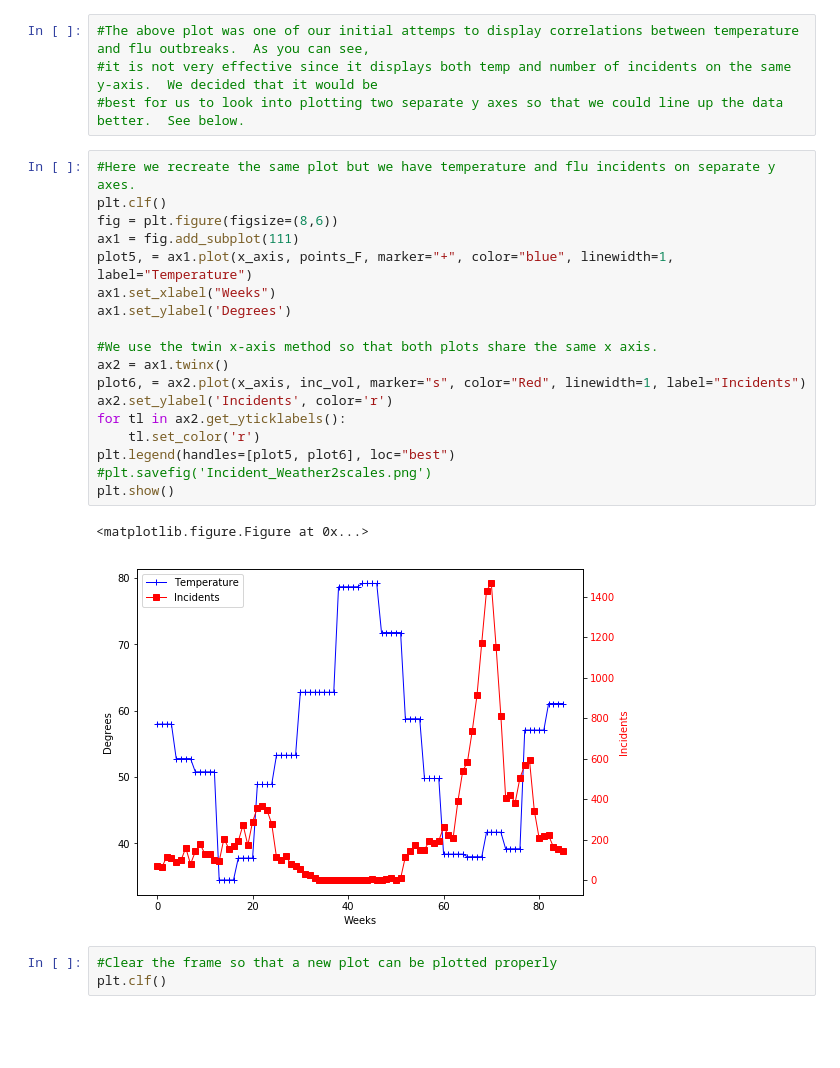
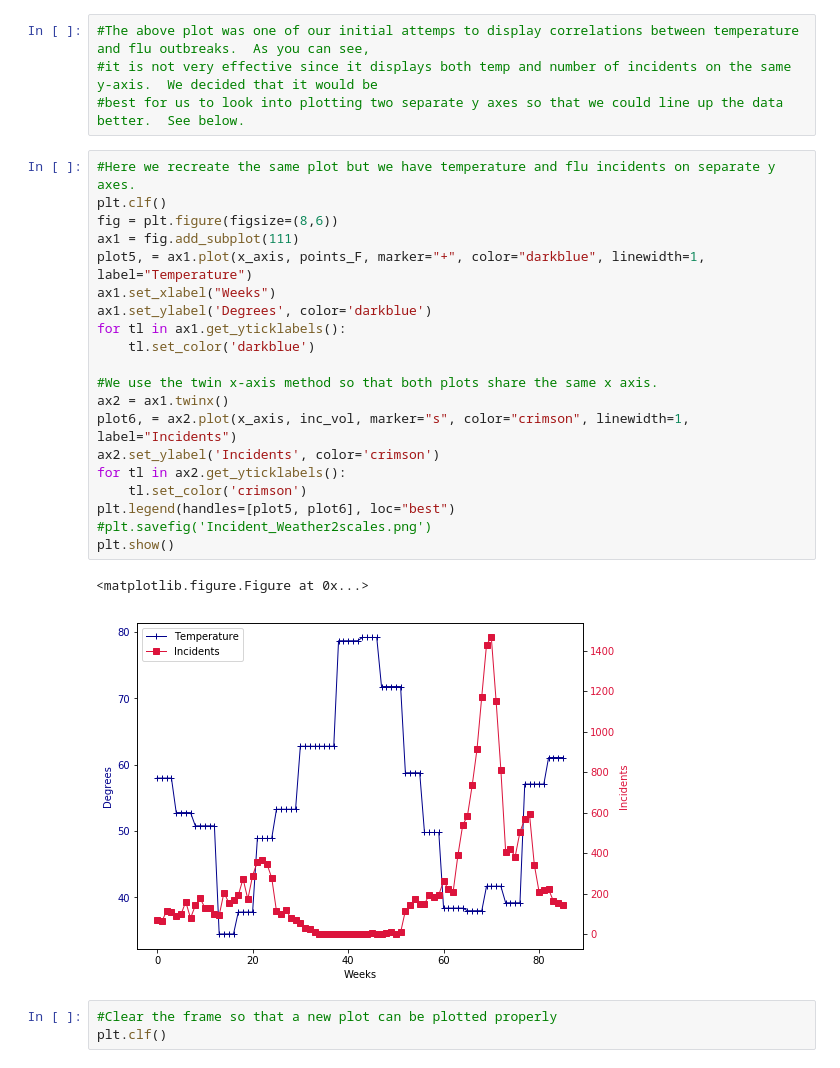
Before and after one commit to giolee88/FluTracker, a Jupyter notebook: Code/Flutracker_Plots.ipynb, the cells around one changed output. Saved outputs shown, nothing was run; the diff lists cells and outputs as text; blank space fills up the shorter version.

```diff
--- a/Code/Flutracker_Plots.ipynb
+++ b/Code/Flutracker_Plots.ipynb
@@ -104,24 +105,26 @@ plt.show()
 # %%
 #Here we recreate the same plot but we have temperature and flu incidents on separate y axes.
 plt.clf()
 fig = plt.figure(figsize=(8,6))
 ax1 = fig.add_subplot(111)
-plot5, = ax1.plot(x_axis, points_F, marker="+", color="blue", linewidth=1, label="Temperature")
+plot5, = ax1.plot(x_axis, points_F, marker="+", color="darkblue", linewidth=1, label="Temperature")
 ax1.set_xlabel("Weeks")
-ax1.set_ylabel('Degrees')
+ax1.set_ylabel('Degrees', color='darkblue')
+for tl in ax1.get_yticklabels():
+    tl.set_color('darkblue')
 
 #We use the twin x-axis method so that both plots share the same x axis.
 ax2 = ax1.twinx()
-plot6, = ax2.plot(x_axis, inc_vol, marker="s", color="Red", linewidth=1, label="Incidents")
-ax2.set_ylabel('Incidents', color='r')
+plot6, = ax2.plot(x_axis, inc_vol, marker="s", color="crimson", linewidth=1, label="Incidents")
+ax2.set_ylabel('Incidents', color='crimson')
 for tl in ax2.get_yticklabels():
-    tl.set_color('r')
+    tl.set_color('crimson')
 plt.legend(handles=[plot5, plot6], loc="best")
 #plt.savefig('Incident_Weather2scales.png')
 plt.show()
 # %% [output]
 <matplotlib.figure.Figure at 0x...>
-[figure, old version]
+[figure, new version]
 # %%
 #Clear the frame so that a new plot can be plotted properly
 plt.clf()
```
Also changed, not shown: parts of 4 cells of this notebook, 3 other files.
